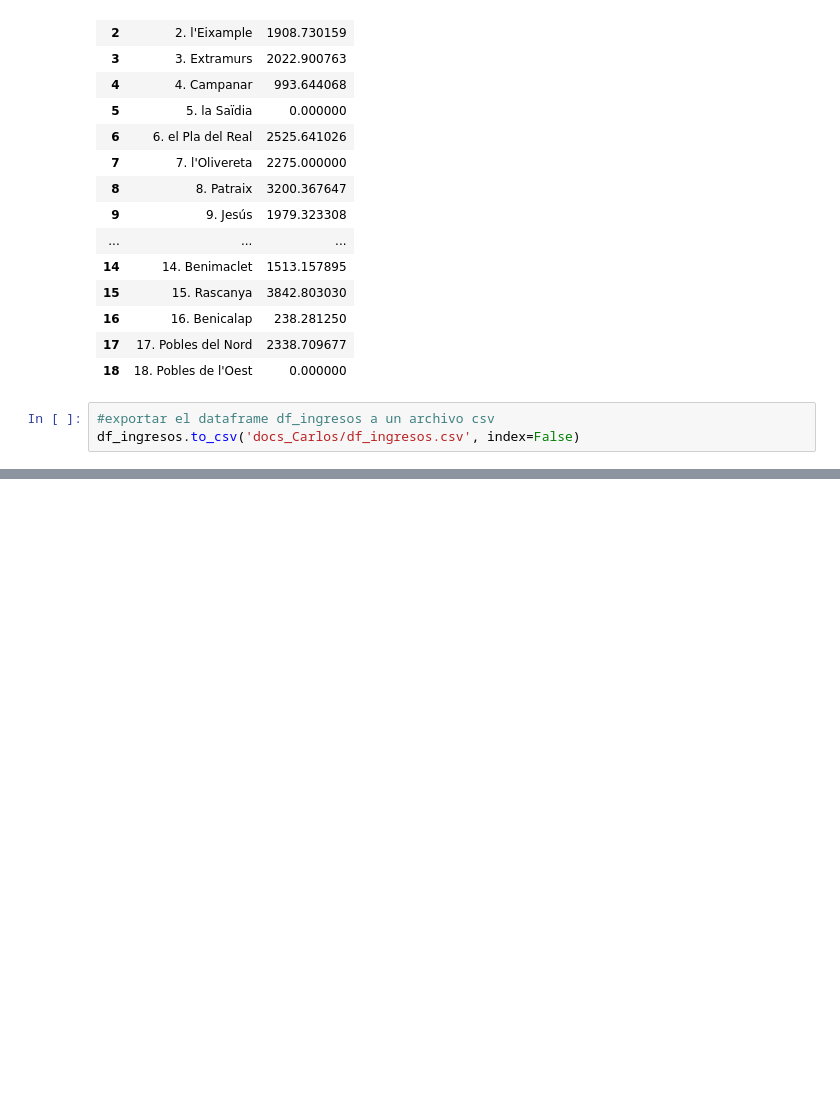
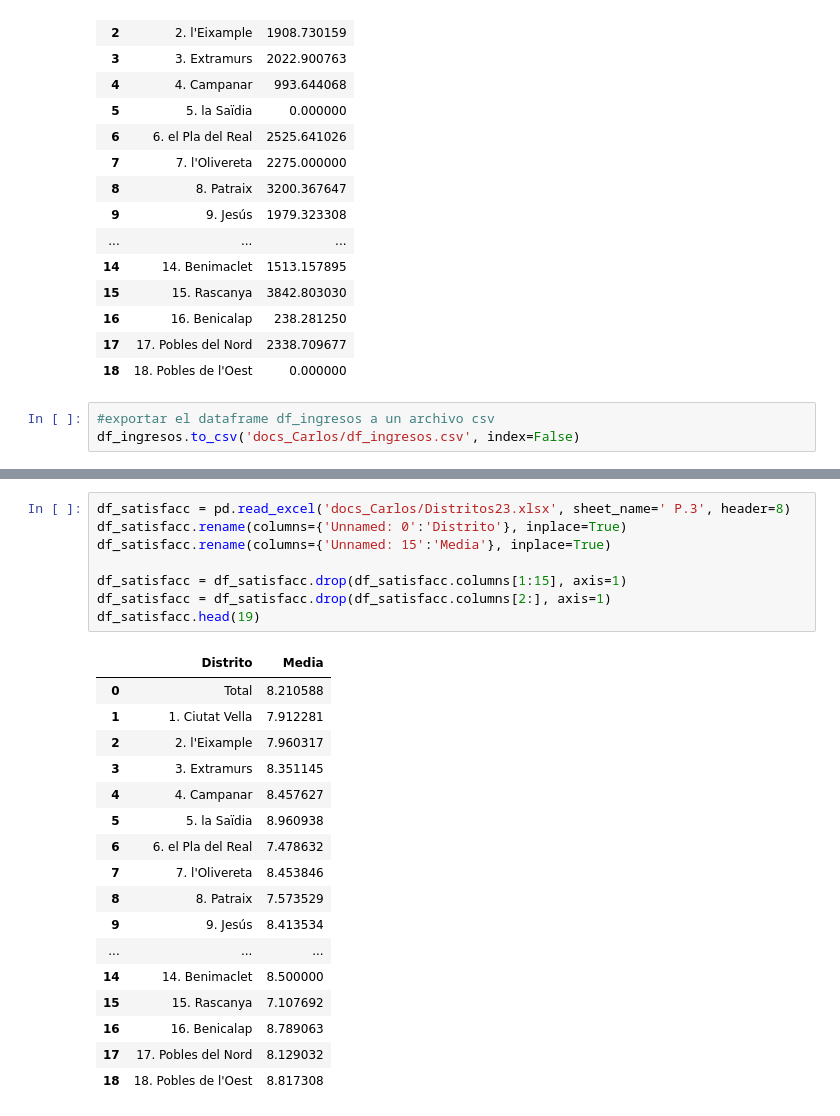
Before and after one commit to esedesam/mcd-nlp-proyecto, a Jupyter notebook: plantilla.ipynb, the cells around one changed output, grey strips where cells are left out. Cells and saved outputs as stored; diff of their text form; blank space fills up the shorter version.

```diff
--- a/plantilla.ipynb
+++ b/plantilla.ipynb
@@ -236,0 +268,26 @@ df_permanencia
+# %%
+df_satisfacc = pd.read_excel('docs_Carlos/Distritos23.xlsx', sheet_name=' P.3', header=8)
+df_satisfacc.rename(columns={'Unnamed: 0':'Distrito'}, inplace=True)
+df_satisfacc.rename(columns={'Unnamed: 15':'Media'}, inplace=True)
+
+df_satisfacc = df_satisfacc.drop(df_satisfacc.columns[1:15], axis=1)
+df_satisfacc = df_satisfacc.drop(df_satisfacc.columns[2:], axis=1)
+df_satisfacc.head(19)
+# %% [output]
+|  | Distrito | Media |
+| 0 | Total | 8.210588 |
+| 1 | 1. Ciutat Vella | 7.912281 |
+| 2 | 2. l'Eixample | 7.960317 |
+| 3 | 3. Extramurs | 8.351145 |
+| 4 | 4. Campanar | 8.457627 |
+| 5 | 5. la Saïdia | 8.960938 |
+| 6 | 6. el Pla del Real | 7.478632 |
+| 7 | 7. l'Olivereta | 8.453846 |
+| 8 | 8. Patraix | 7.573529 |
+| 9 | 9. Jesús | 8.413534 |
+| ... | ... | ... |
+| 14 | 14. Benimaclet | 8.500000 |
+| 15 | 15. Rascanya | 7.107692 |
+| 16 | 16. Benicalap | 8.789063 |
+| 17 | 17. Pobles del Nord | 8.129032 |
+| 18 | 18. Pobles de l'Oest | 8.817308 |
```
Also changed, not shown: parts of 9 cells of this notebook.
